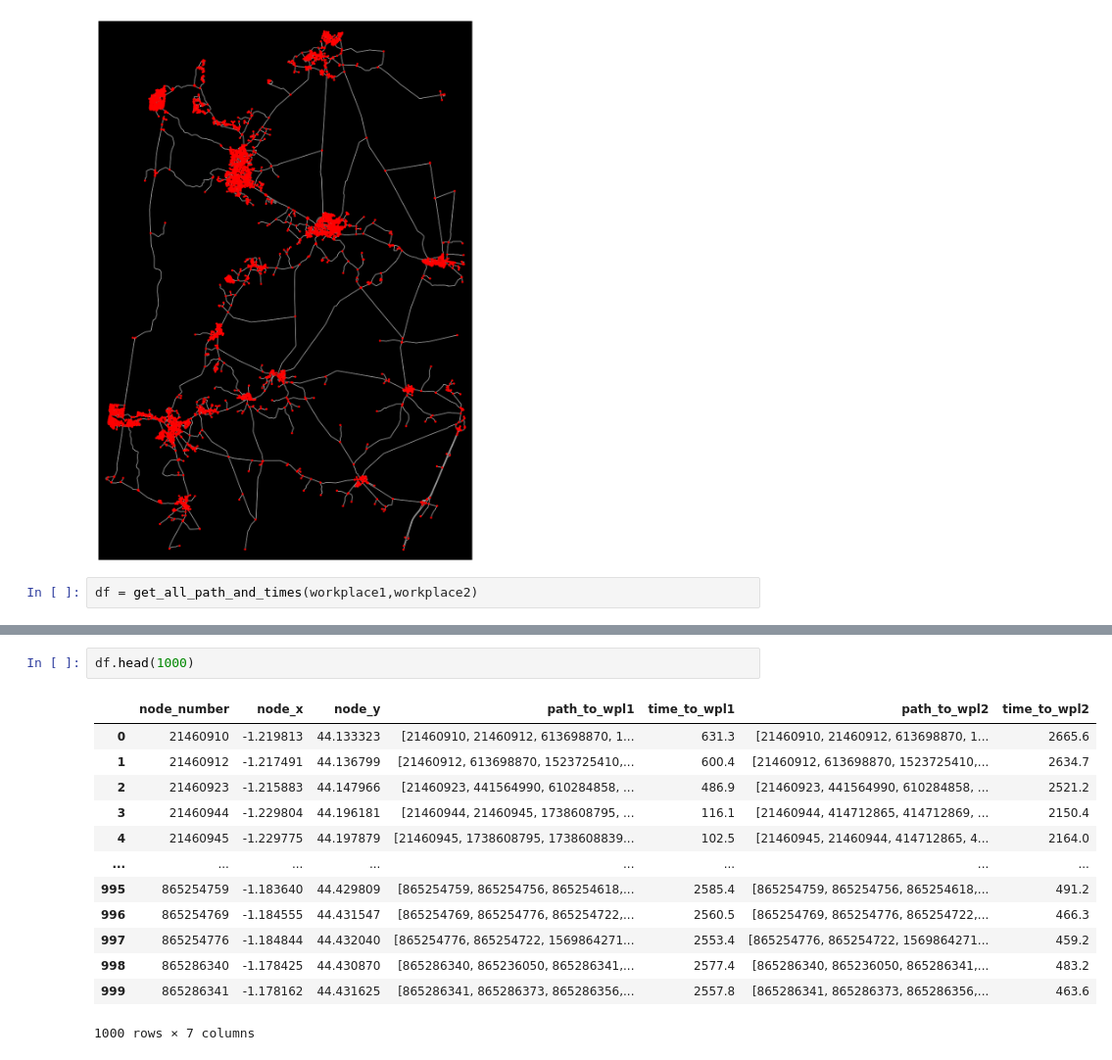
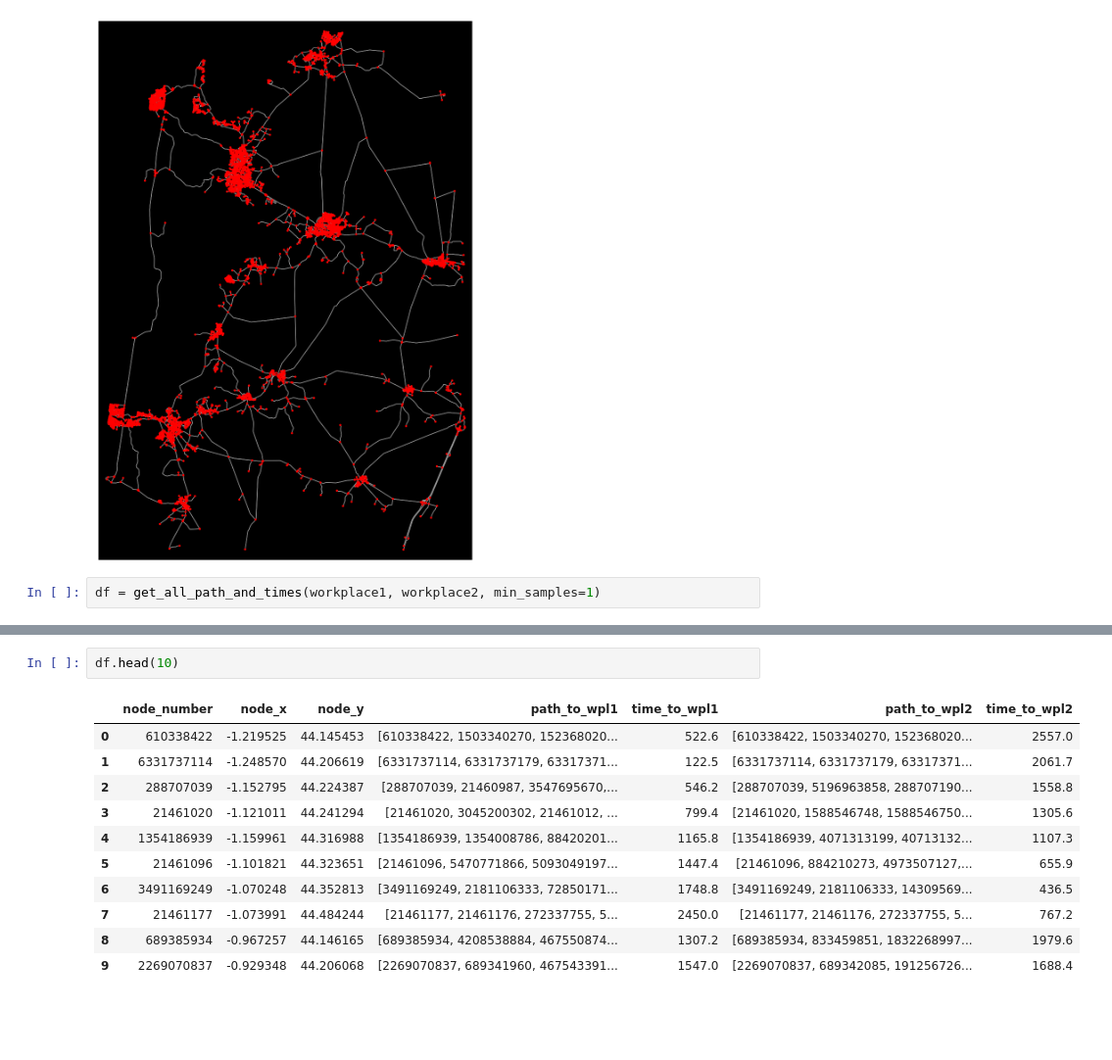
Before and after one commit to loicchamberlin/optimum-time-place-to-live, a Jupyter notebook: data_analysis_of_main.ipynb, the cells around one changed output, grey strips where cells are left out. Shown at 98% size. Cells and saved outputs as stored; diff of their text form; blank space fills up the shorter version.

Commit message:
optimisation of paths calculation process using Kmeans algo + add new visualisation

```diff
--- a/data_analysis_of_main.ipynb
+++ b/data_analysis_of_main.ipynb
@@ -16,4 +15,4 @@ graph_visualisation(graph)
 # %% [output]
 [figure]
 # %%
-df = get_all_path_and_times(workplace1,workplace2)
+df = get_all_path_and_times(workplace1, workplace2, min_samples=1)
@@ -23,16 +25,14 @@ nodes: 4786
 # %%
-df.head(1000)
+df.head(10)
 # %% [output]
 |  | node_number | node_x | node_y | path_to_wpl1 | time_to_wpl1 | path_to_wpl2 | time_to_wpl2 |
-| 0 | 21460910 | -1.219813 | 44.133323 | [21460910, 21460912, 613698870, 1... | 631.3 | [21460910, 21460912, 613698870, 1... | 2665.6 |
-| 1 | 21460912 | -1.217491 | 44.136799 | [21460912, 613698870, 1523725410,... | 600.4 | [21460912, 613698870, 1523725410,... | 2634.7 |
-| 2 | 21460923 | -1.215883 | 44.147966 | [21460923, 441564990, 610284858, ... | 486.9 | [21460923, 441564990, 610284858, ... | 2521.2 |
-| 3 | 21460944 | -1.229804 | 44.196181 | [21460944, 21460945, 1738608795, ... | 116.1 | [21460944, 414712865, 414712869, ... | 2150.4 |
-| 4 | 21460945 | -1.229775 | 44.197879 | [21460945, 1738608795, 1738608839... | 102.5 | [21460945, 21460944, 414712865, 4... | 2164.0 |
-| ... | ... | ... | ... | ... | ... | ... | ... |
-| 995 | 865254759 | -1.183640 | 44.429809 | [865254759, 865254756, 865254618,... | 2585.4 | [865254759, 865254756, 865254618,... | 491.2 |
-| 996 | 865254769 | -1.184555 | 44.431547 | [865254769, 865254776, 865254722,... | 2560.5 | [865254769, 865254776, 865254722,... | 466.3 |
-| 997 | 865254776 | -1.184844 | 44.432040 | [865254776, 865254722, 1569864271... | 2553.4 | [865254776, 865254722, 1569864271... | 459.2 |
-| 998 | 865286340 | -1.178425 | 44.430870 | [865286340, 865236050, 865286341,... | 2577.4 | [865286340, 865236050, 865286341,... | 483.2 |
-| 999 | 865286341 | -1.178162 | 44.431625 | [865286341, 865286373, 865286356,... | 2557.8 | [865286341, 865286373, 865286356,... | 463.6 |
+| 0 | 610338422 | -1.219525 | 44.145453 | [610338422, 1503340270, 152368020... | 522.6 | [610338422, 1503340270, 152368020... | 2557.0 |
+| 1 | 6331737114 | -1.248570 | 44.206619 | [6331737114, 6331737179, 63317371... | 122.5 | [6331737114, 6331737179, 63317371... | 2061.7 |
+| 2 | 288707039 | -1.152795 | 44.224387 | [288707039, 21460987, 3547695670,... | 546.2 | [288707039, 5196963858, 288707190... | 1558.8 |
+| 3 | 21461020 | -1.121011 | 44.241294 | [21461020, 3045200302, 21461012, ... | 799.4 | [21461020, 1588546748, 1588546750... | 1305.6 |
+| 4 | 1354186939 | -1.159961 | 44.316988 | [1354186939, 1354008786, 88420201... | 1165.8 | [1354186939, 4071313199, 40713132... | 1107.3 |
+| 5 | 21461096 | -1.101821 | 44.323651 | [21461096, 5470771866, 5093049197... | 1447.4 | [21461096, 884210273, 4973507127,... | 655.9 |
+| 6 | 3491169249 | -1.070248 | 44.352813 | [3491169249, 2181106333, 72850171... | 1748.8 | [3491169249, 2181106333, 14309569... | 436.5 |
+| 7 | 21461177 | -1.073991 | 44.484244 | [21461177, 21461176, 272337755, 5... | 2450.0 | [21461177, 21461176, 272337755, 5... | 767.2 |
+| 8 | 689385934 | -0.967257 | 44.146165 | [689385934, 4208538884, 467550874... | 1307.2 | [689385934, 833459851, 1832268997... | 1979.6 |
+| 9 | 2269070837 | -0.929348 | 44.206068 | [2269070837, 689341960, 467543391... | 1547.0 | [2269070837, 689342085, 191256726... | 1688.4 |
-1000 rows × 7 columns
```
Also changed, not shown: parts of 12 cells of this notebook, 4 other files.
